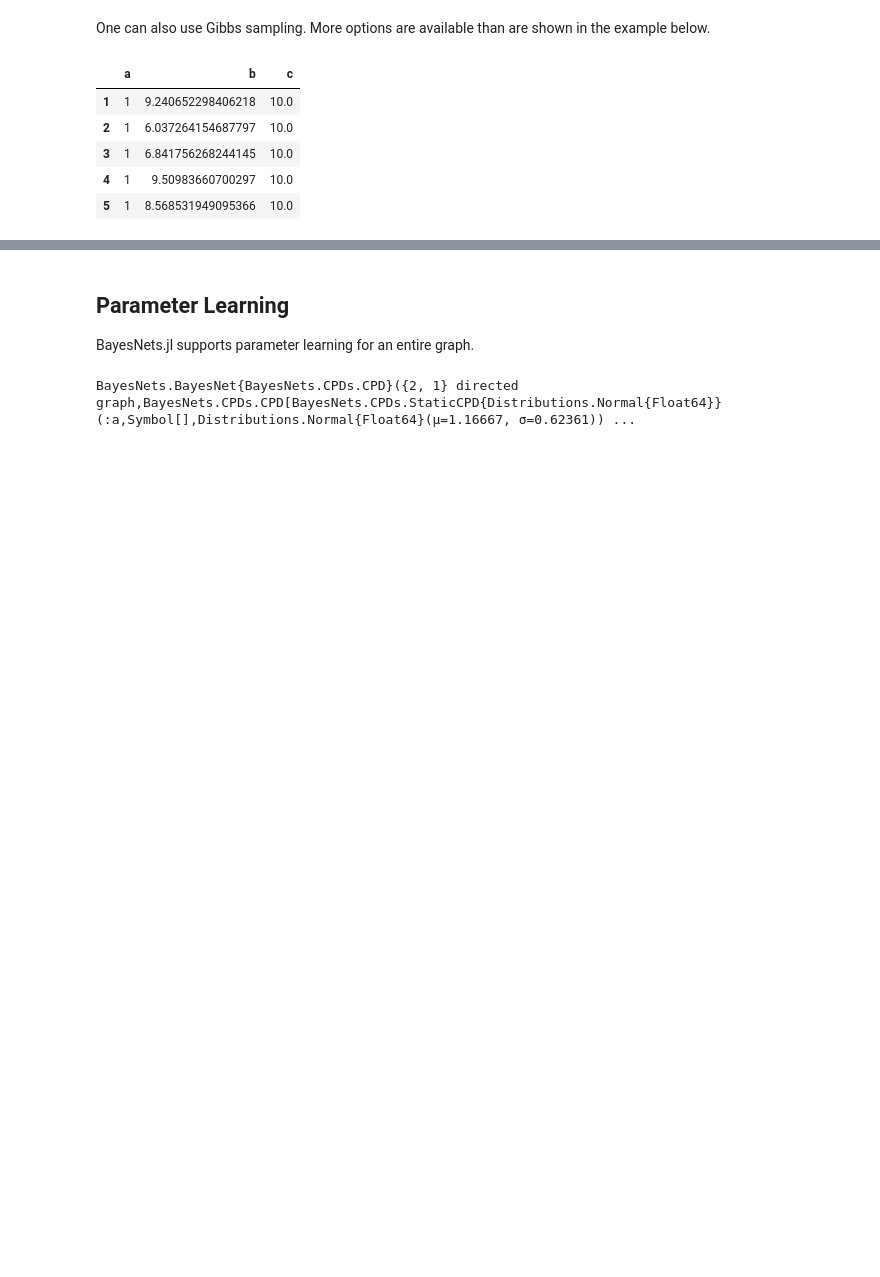
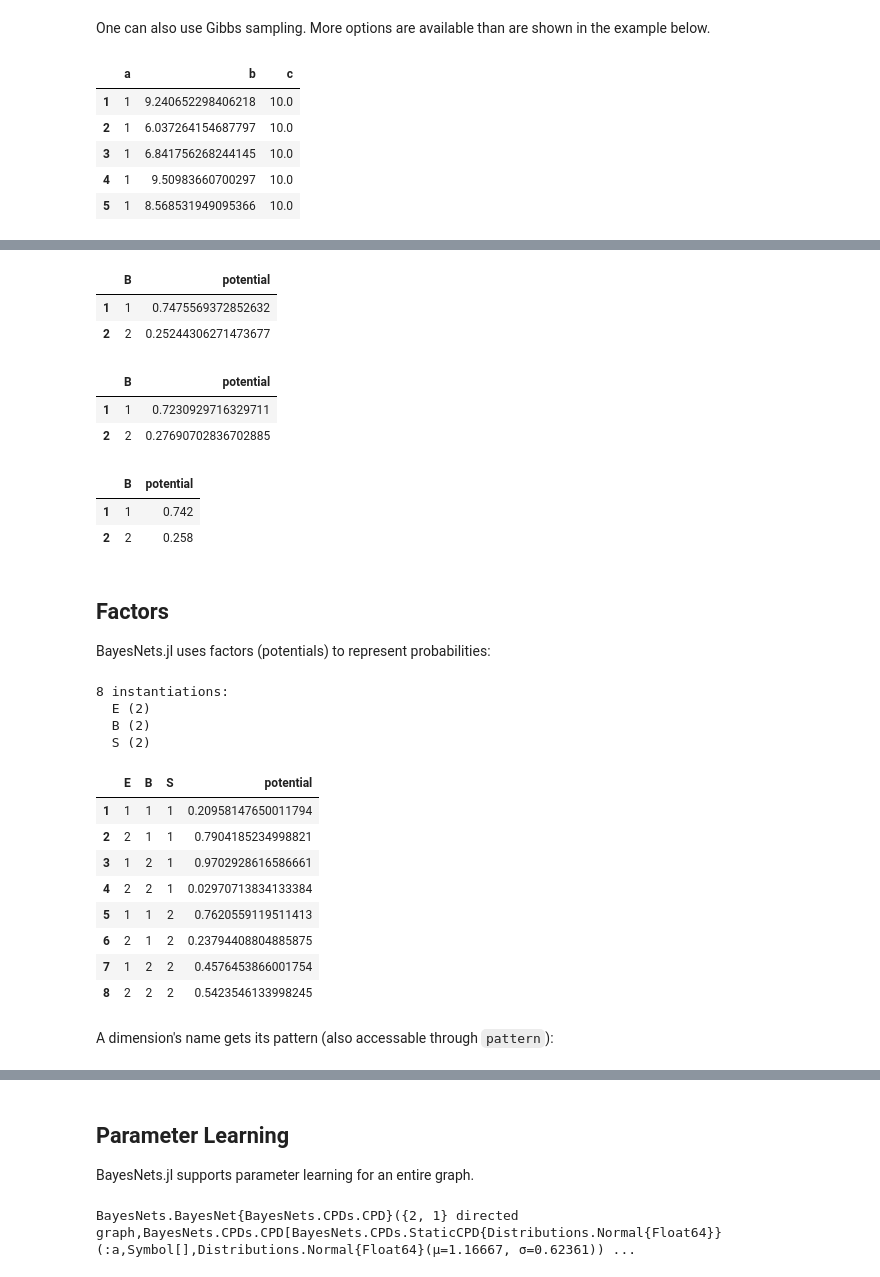
Before and after one commit to sisl/BayesNets.jl, a Jupyter notebook: doc/BayesNets.ipynb, the cells around one changed output, grey strips where cells are left out. Saved outputs shown, nothing was run; the diff lists cells and outputs as text; code cells hidden in the pictures; blank space fills up the shorter version.

Commit message:
Test pass. Docs updated. Changed innerworking.
Changes how argument checking is done.
Added convenience method for ncategories of cpd
Updated ipynb docs
Renamed (again) inference/ to Inference.

```diff
--- a/doc/BayesNets.ipynb
+++ b/doc/BayesNets.ipynb
@@ -200,0 +232,3 @@ rand(bn_gibbs, sampler, 5)
+# %%
+# the (now) classic satellite network
+bn = get_sat_fail_bn()
@@ -200,0 +244,46 @@ rand(bn_gibbs, sampler, 5)
+# %%
+DataFrame(exact_inference(inf))
+# %% [output]
+|  | B | potential |
+| 1 | 1 | 0.7475569372852632 |
+| 2 | 2 | 0.25244306271473677 |
+# %%
+DataFrame(likelihood_weighting(inf, 1000))
+# %% [output]
+|  | B | potential |
+| 1 | 1 | 0.7230929716329711 |
+| 2 | 2 | 0.27690702836702885 |
+# %%
+# gibbs requires a different inference state
+#  note that this inference is different from the sampling above
+ginf = GibbsInferenceState(inf)
+DataFrame(gibbs_sampling(ginf, 2000))
+# %% [output]
+|  | B | potential |
+| 1 | 1 | 0.742 |
+| 2 | 2 | 0.258 |
+# %% [markdown]
+## Factors
+
+BayesNets.jl uses factors (potentials) to represent probabilities:
+# %%
+ft = Factor(bn, :E)
+# %% [output]
+8 instantiations:
+  E (2)
+  B (2)
+  S (2)
+# %%
+DataFrame(ft)
+# %% [output]
+|  | E | B | S | potential |
+| 1 | 1 | 1 | 1 | 0.20958147650011794 |
+| 2 | 2 | 1 | 1 | 0.7904185234998821 |
+| 3 | 1 | 2 | 1 | 0.9702928616586661 |
+| 4 | 2 | 2 | 1 | 0.02970713834133384 |
+| 5 | 1 | 1 | 2 | 0.7620559119511413 |
+| 6 | 2 | 1 | 2 | 0.23794408804885875 |
+| 7 | 1 | 2 | 2 | 0.4576453866001754 |
+| 8 | 2 | 2 | 2 | 0.5423546133998245 |
+# %% [markdown]
+A dimension's name gets its pattern (also accessable through `pattern`):
```
Also changed, not shown: parts of 20 cells of this notebook, 17 other files.
